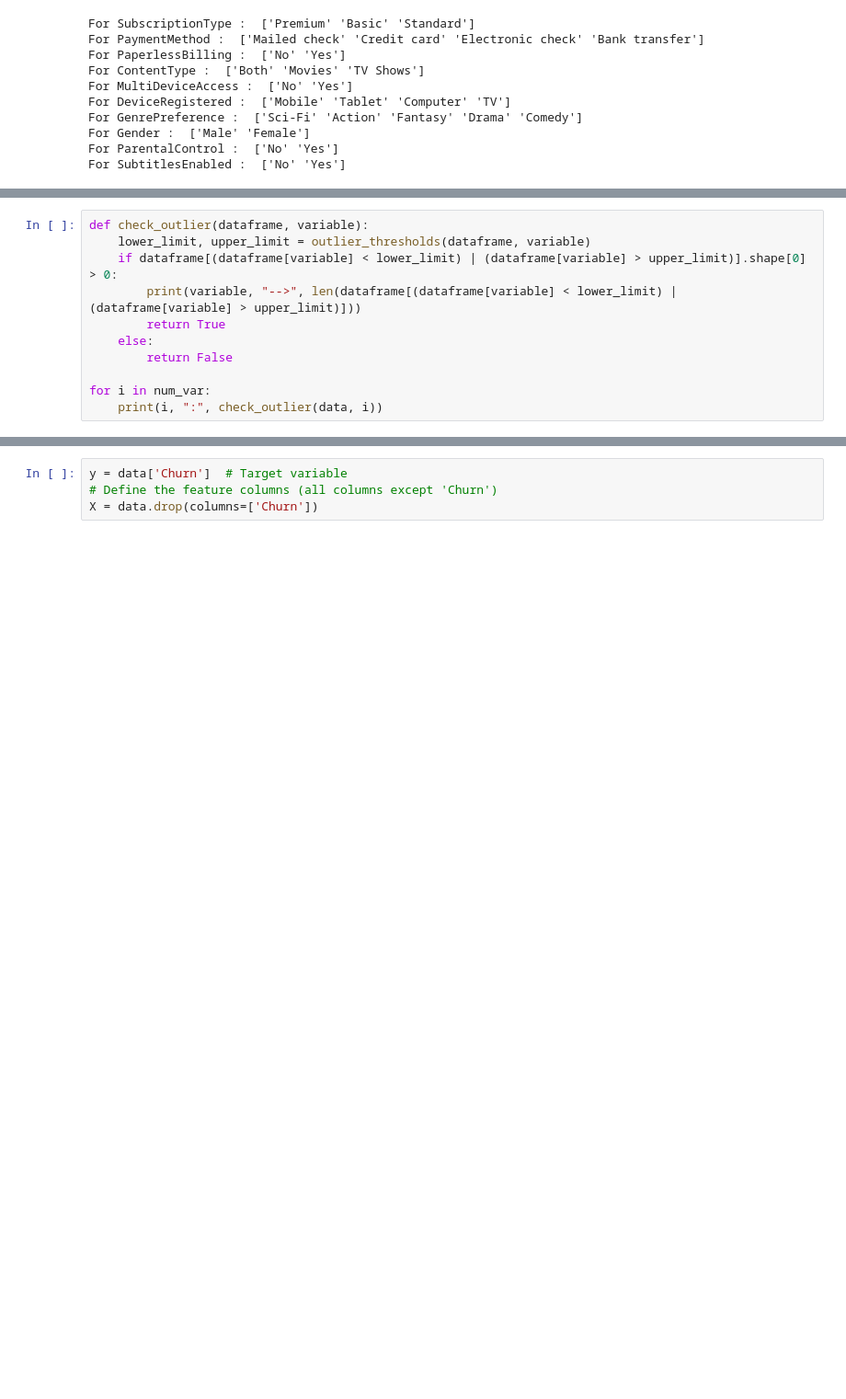
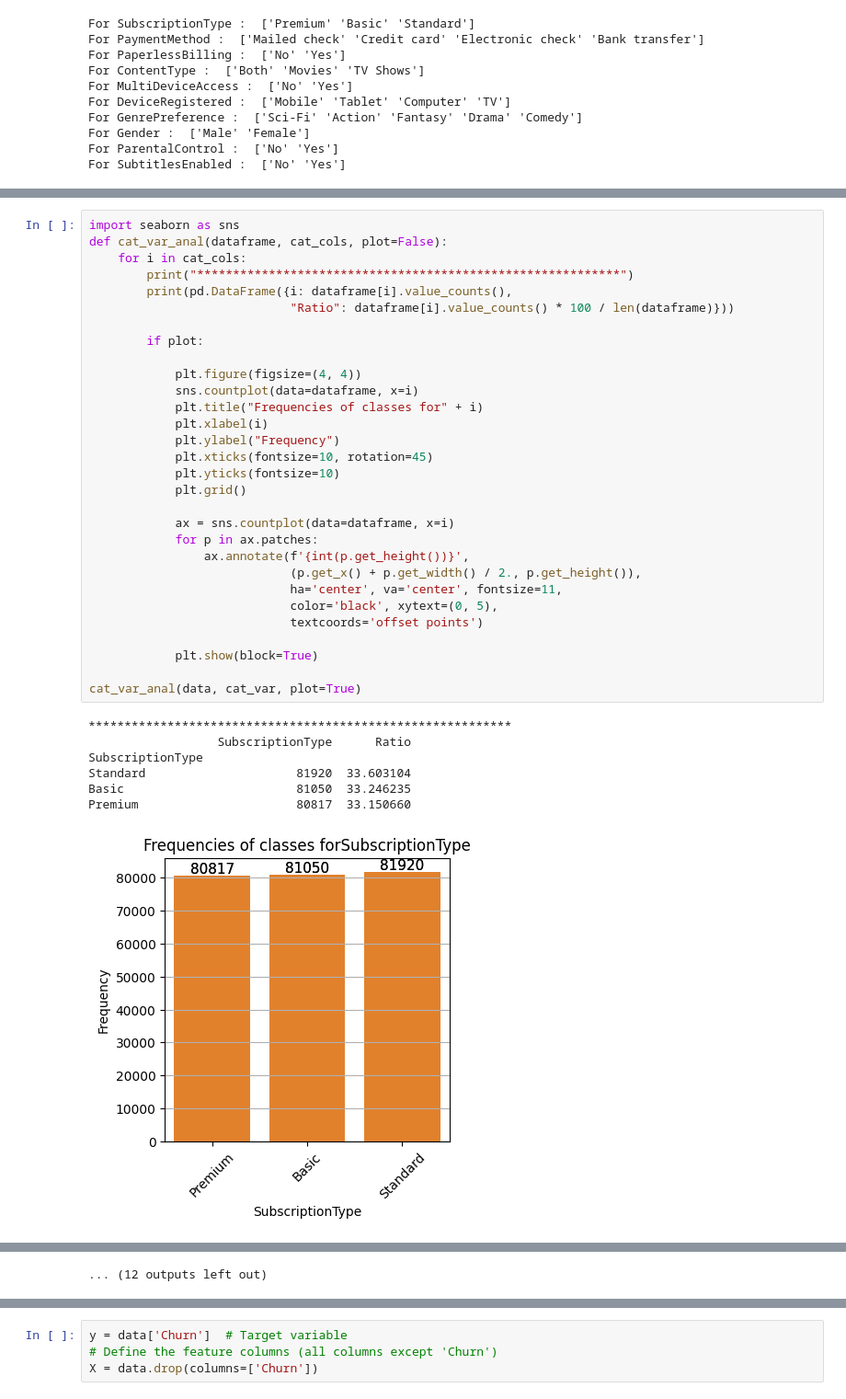
Before and after one commit to gappy401/Data-Challenges, a Jupyter notebook: Predictive Analytics for Customer Churn/Churn-Model.ipynb, the cells around one changed output, grey strips where cells are left out. Shown at 92% size. Cells and saved outputs as stored; diff of their text form; blank space fills up the shorter version.

```diff
--- a/Predictive Analytics for Customer Churn/Churn-Model.ipynb
+++ b/Predictive Analytics for Customer Churn/Churn-Model.ipynb
@@ -190,11 +255,0 @@ WatchlistSize : (np.float64(-12.0), np.float64(36.0))
-# %%
-def check_outlier(dataframe, variable):
-    lower_limit, upper_limit = outlier_thresholds(dataframe, variable)
-    if dataframe[(dataframe[variable] < lower_limit) | (dataframe[variable] > upper_limit)].shape[0] > 0:
-        print(variable, "-->", len(dataframe[(dataframe[variable] < lower_limit) | (dataframe[variable] > upper_limit)]))
-        return True
-    else:
-        return False
-
-for i in num_var:
-    print(i, ":", check_outlier(data, i))
@@ -238,0 +421,38 @@ Name: Churn, Length: 99, dtype: int64
+# %%
+import seaborn as sns
+def cat_var_anal(dataframe, cat_cols, plot=False):
+    for i in cat_cols:
+        print("***********************************************************")
+        print(pd.DataFrame({i: dataframe[i].value_counts(),
+                            "Ratio": dataframe[i].value_counts() * 100 / len(dataframe)}))
+
+        if plot:
+
+            plt.figure(figsize=(4, 4))
+            sns.countplot(data=dataframe, x=i)
+            plt.title("Frequencies of classes for" + i)
+            plt.xlabel(i)
+            plt.ylabel("Frequency")
+            plt.xticks(fontsize=10, rotation=45)
+            plt.yticks(fontsize=10)
+            plt.grid()
+
+            ax = sns.countplot(data=dataframe, x=i)
+            for p in ax.patches:
+                ax.annotate(f'{int(p.get_height())}',
+                            (p.get_x() + p.get_width() / 2., p.get_height()),
+                            ha='center', va='center', fontsize=11,
+                            color='black', xytext=(0, 5),
+                            textcoords='offset points')
+
+            plt.show(block=True)
+
+cat_var_anal(data, cat_var, plot=True)
+# %% [output]
+***********************************************************
+                  SubscriptionType      Ratio
+SubscriptionType
+Standard                     81920  33.603104
+Basic                        81050  33.246235
+Premium                      80817  33.150660
+[figure, added]
@@ -238,0 +494 @@ Name: Churn, Length: 99, dtype: int64
+... (12 outputs left out)
```
Also changed, not shown: parts of 45 cells of this notebook, 3 other files.
